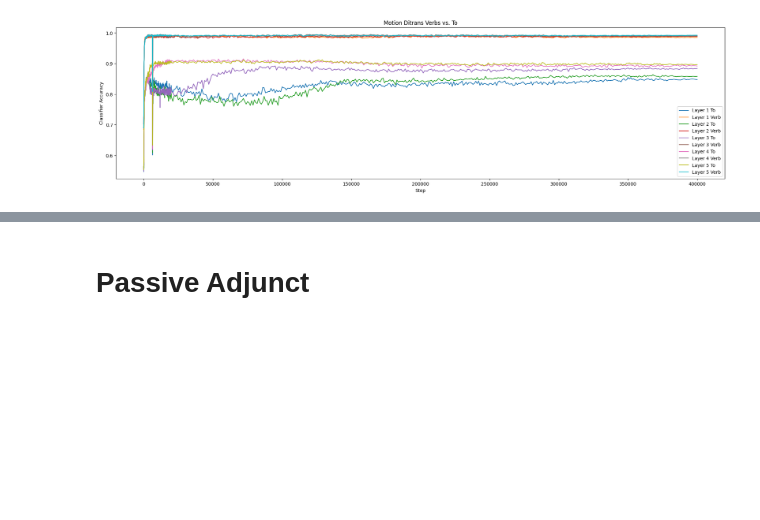
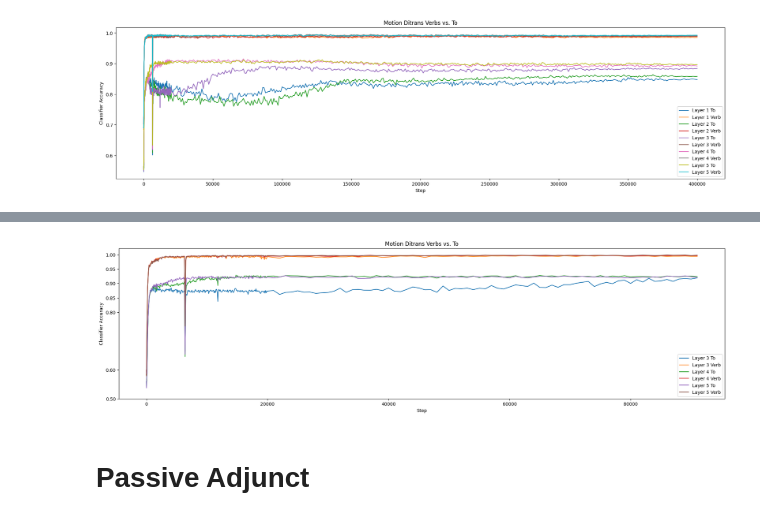
Before and after one commit to jasperjjian/abstraction, a Jupyter notebook: abstraction/analysis/plot.ipynb, the cells around one changed output, grey strips where cells are left out. Drawn from its saved outputs; the diff is of its cells as text; code cells hidden in the pictures; blank space fills up the shorter version.

Commit message:
Implementing random verb class ablation.

```diff
--- a/abstraction/analysis/plot.ipynb
+++ b/abstraction/analysis/plot.ipynb
@@ -47,7 +47,7 @@ def plot_pair_training_curve(target_path, dependent_path, title, metric_name = "
 
     plt.xlabel('Step')
     plt.ylabel(metric_name)
-
+    plt.yticks([0.5, 0.6, 0.8, 0.85, 0.9, 0.95, 1])
     plt.title(title)
     plt.legend()
     plt.show()
@@ -75,3 +81,10 @@ plot_pair_training_curve(prep_results,verb_results, "Motion Ditrans Verbs vs. To
+# %%
+prep_results = "/sailhome/jjian/projects/abstraction/results/wikitext/to/ridge_pca_20/battlestar_small.motion_balanced.ditrans_balanced.target.tsv"
+verb_results = "/sailhome/jjian/projects/abstraction/results/wikitext/to/ridge_pca_20/battlestar_small.motion_balanced.ditrans_balanced.dependent.tsv"
+
+plot_pair_training_curve(prep_results,verb_results, "Motion Ditrans Verbs vs. To", metric_name="Classifier Accuracy", layers=list(range(3, 6)), x_max=300)
+# %% [output]
+[figure, added]
 # %% [markdown]
 # Passive Adjunct
 # %%
```
Also changed, not shown: parts of 4 cells of this notebook, 9 other files.
